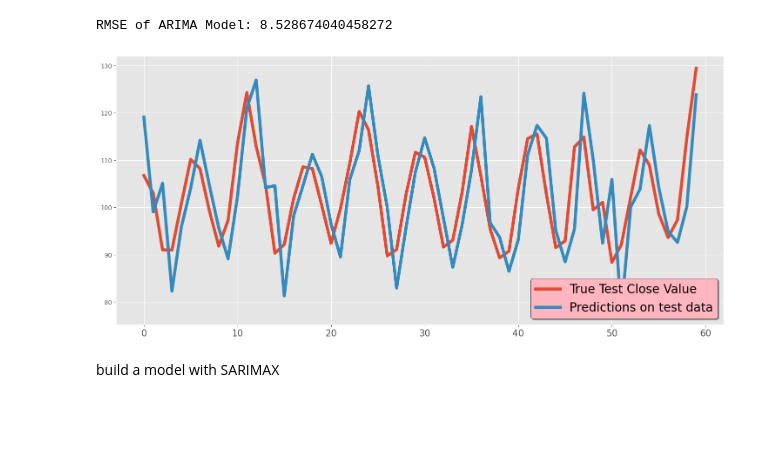
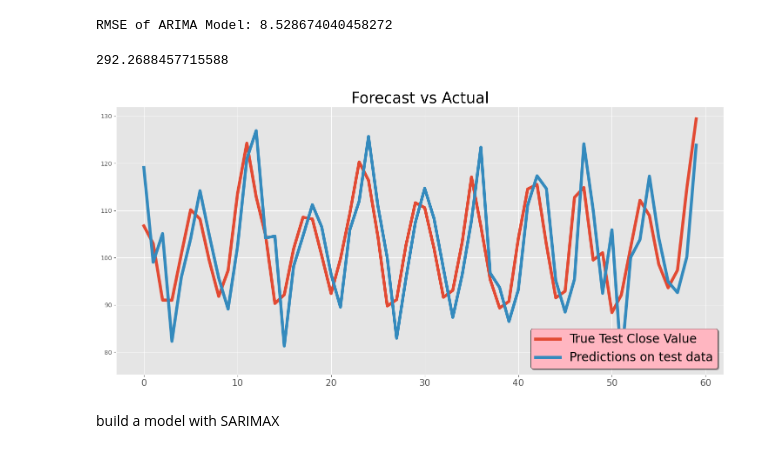
Before and after one commit to shahin28jan/Electric-Production-Forecast, a Jupyter notebook: electric_production_forecast.ipynb, the cells around one changed output. Drawn from its saved outputs; the diff is of its cells as text; code cells hidden in the pictures; blank space fills up the shorter version.

```diff
--- a/electric_production_forecast.ipynb
+++ b/electric_production_forecast.ipynb
@@ -388,5 +389,3 @@ plt.legend(fontsize = 20, shadow=True,facecolor='lightpink',edgecolor = 'k')
 # %%
 from statsmodels.tsa.arima.model import ARIMA
 from sklearn.metrics import mean_squared_error, mean_absolute_error
-# %%
-history=[x for x in train_data]
@@ -413,2 +392,17 @@ history
+# %%
+def train_arima_model(X, y, arima_order):
+    # prepare training dataset
+    # make predictions list
+    history = [x for x in X]
+    predictions = list()
+    for t in range(len(y)):
+        model = ARIMA(history, order=arima_order)
+        model_fit = model.fit()
+        yhat = model_fit.forecast()[0]
+        predictions.append(yhat)
+        history.append(y[t])
+    # calculate out of sample error
+    rmse = np.sqrt(mean_squared_error(y, predictions))
+    return print("RMSE value of ARIMA model: ",rmse)
 # %%
-model=ARIMA(history,order=(1,1,1))
+train_arima_model(train_data,test_data,(1,1,1))
@@ -415,2 +410,0 @@ model=ARIMA(history,order=(1,1,1))
-# %%
-model=model.fit()
@@ -545,17 +490,22 @@ for t in range(len(test_data)):
 print("RMSE of ARIMA Model:",np.sqrt(mean_squared_error(test_data,predictions)))
 # %% [output]
 RMSE of ARIMA Model: 8.528674040458272
+# %%
+mean_squared_error([test_data[0]],model_fit.forecast())
+# %% [output]
+292.2688457715588
 # %%
 plt.figure(figsize=(18,8))
 plt.grid(True)
+plt.title('Forecast vs Actual', fontsize = 25)
 plt.plot(range(len(test_data)),test_data, label = 'True Test Close Value', linewidth = 5)
 plt.plot(range(len(predictions)), predictions, label = 'Predictions on test data', linewidth = 5)
 plt.xticks(fontsize = 15)
 plt.xticks(fontsize = 15)
 plt.legend(fontsize = 20, shadow=True,facecolor='lightpink',edgecolor = 'k')
 plt.show()
 # %% [output]
-[figure, old version]
+[figure, new version]
 # %% [markdown]
 build a model with SARIMAX
 # %%
```
Also changed, not shown: parts of 14 cells of this notebook.
